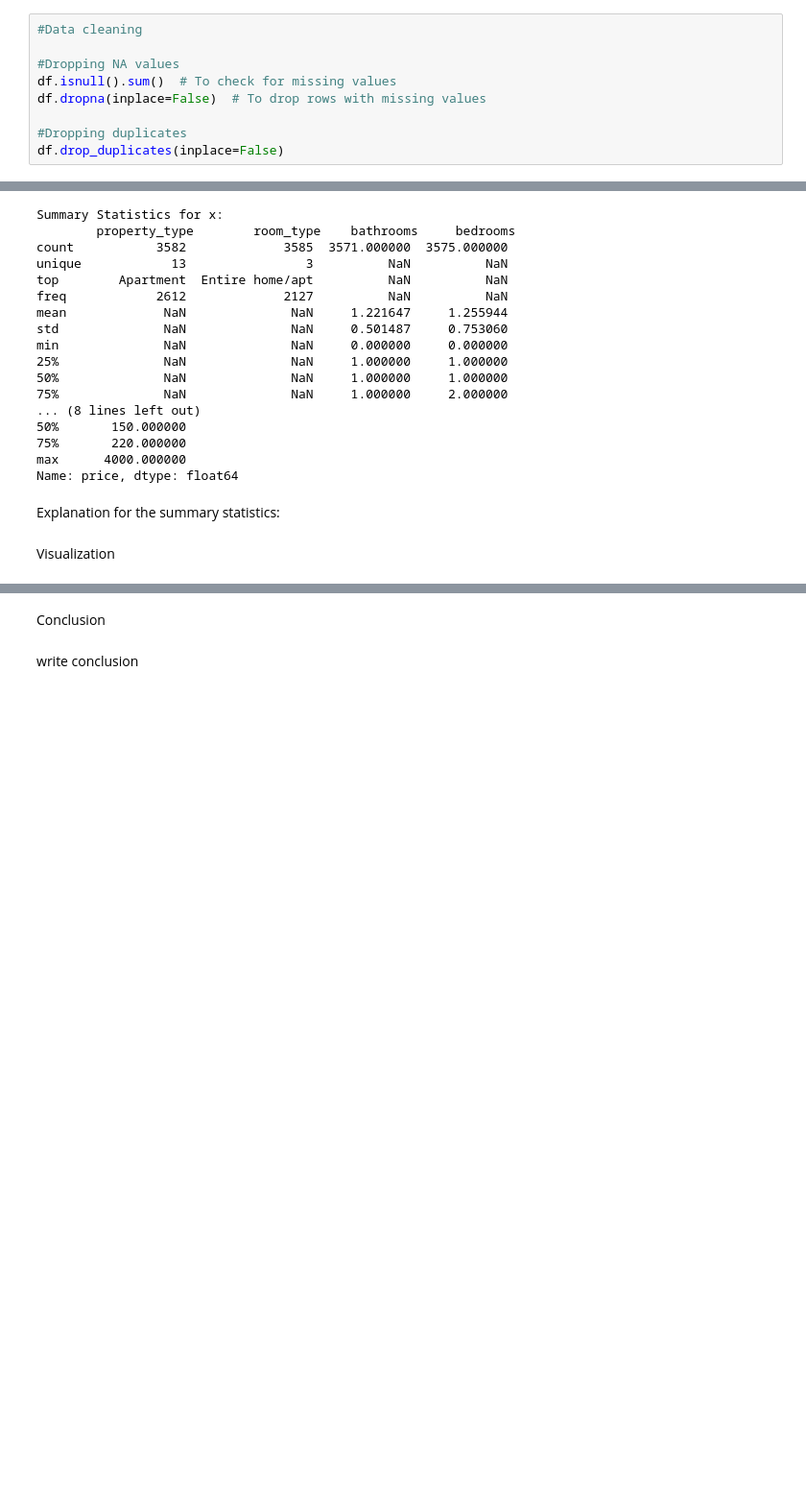
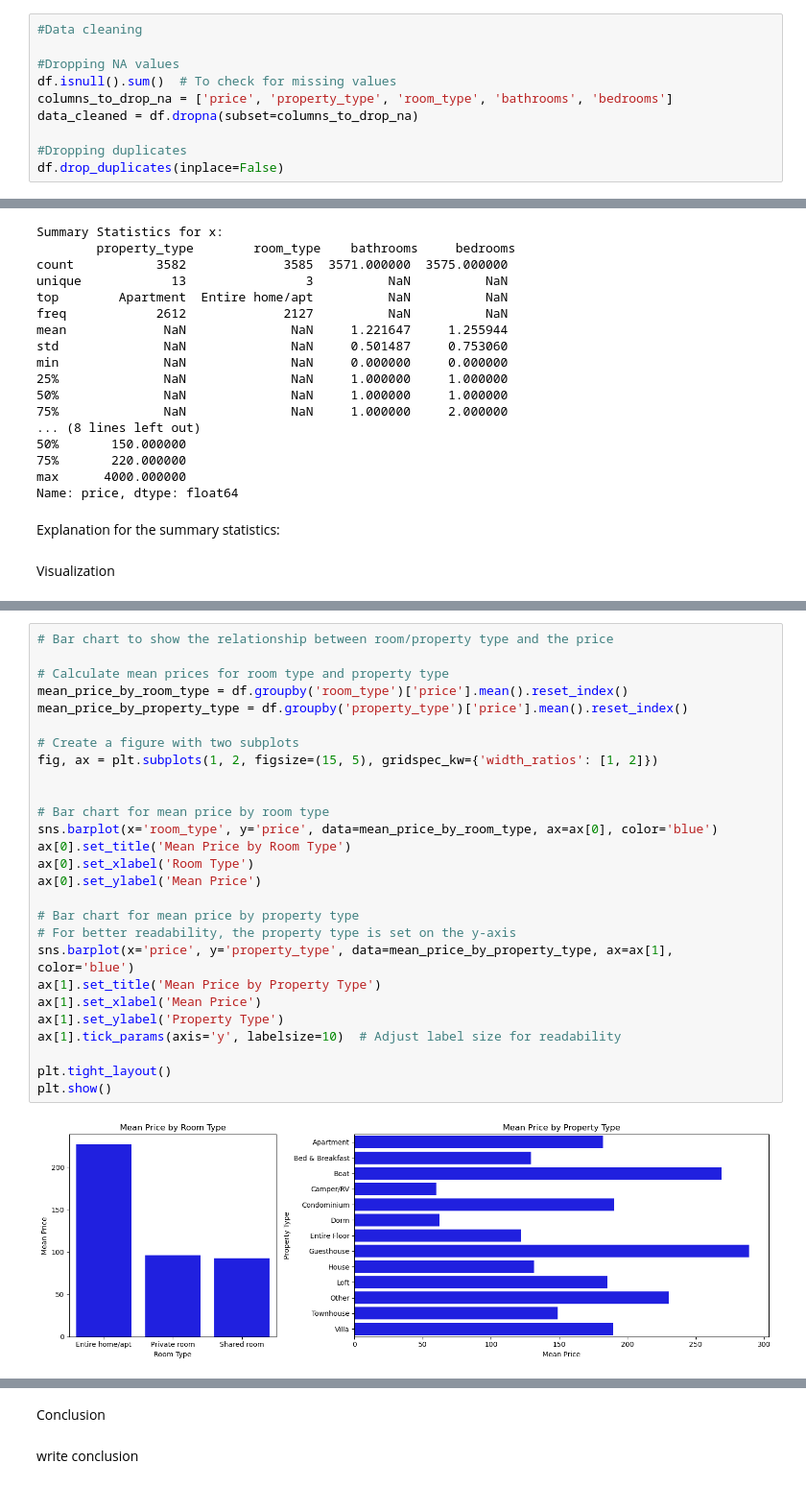
Before and after one commit to ECO225-W2024/project-one-code-32record, a Jupyter notebook: Project1 notebook.ipynb, the cells around one changed output, grey strips where cells are left out. Shown: that part at 96% size. Drawn from its saved outputs; the diff is of its cells as text; blank space fills up the shorter version.

Commit message:
created visualization... edited a lot of stuff but can't recall cuz I was working on it for a while but almost done with project 1

```diff
--- a/Project1 notebook.ipynb
+++ b/Project1 notebook.ipynb
@@ -34,7 +34,8 @@ Data Cleaning
 
 #Dropping NA values
 df.isnull().sum()  # To check for missing values
-df.dropna(inplace=False)  # To drop rows with missing values
+columns_to_drop_na = ['price', 'property_type', 'room_type', 'bathrooms', 'bedrooms']
+data_cleaned = df.dropna(subset=columns_to_drop_na)
 
 #Dropping duplicates
 df.drop_duplicates(inplace=False)
@@ -142,0 +208,29 @@ Visualization
+# %%
+# Bar chart to show the relationship between room/property type and the price
+
+# Calculate mean prices for room type and property type
+mean_price_by_room_type = df.groupby('room_type')['price'].mean().reset_index()
+mean_price_by_property_type = df.groupby('property_type')['price'].mean().reset_index()
+
+# Create a figure with two subplots
+fig, ax = plt.subplots(1, 2, figsize=(15, 5), gridspec_kw={'width_ratios': [1, 2]})
+
+
+# Bar chart for mean price by room type
+sns.barplot(x='room_type', y='price', data=mean_price_by_room_type, ax=ax[0], color='blue')
+ax[0].set_title('Mean Price by Room Type')
+ax[0].set_xlabel('Room Type')
+ax[0].set_ylabel('Mean Price')
+
+# Bar chart for mean price by property type
+# For better readability, the property type is set on the y-axis
+sns.barplot(x='price', y='property_type', data=mean_price_by_property_type, ax=ax[1], color='blue')
+ax[1].set_title('Mean Price by Property Type')
+ax[1].set_xlabel('Mean Price')
+ax[1].set_ylabel('Property Type')
+ax[1].tick_params(axis='y', labelsize=10)  # Adjust label size for readability
+
+plt.tight_layout()
+plt.show()
+# %% [output]
+[figure, added]
```
Also changed, not shown: parts of 12 cells of this notebook.
